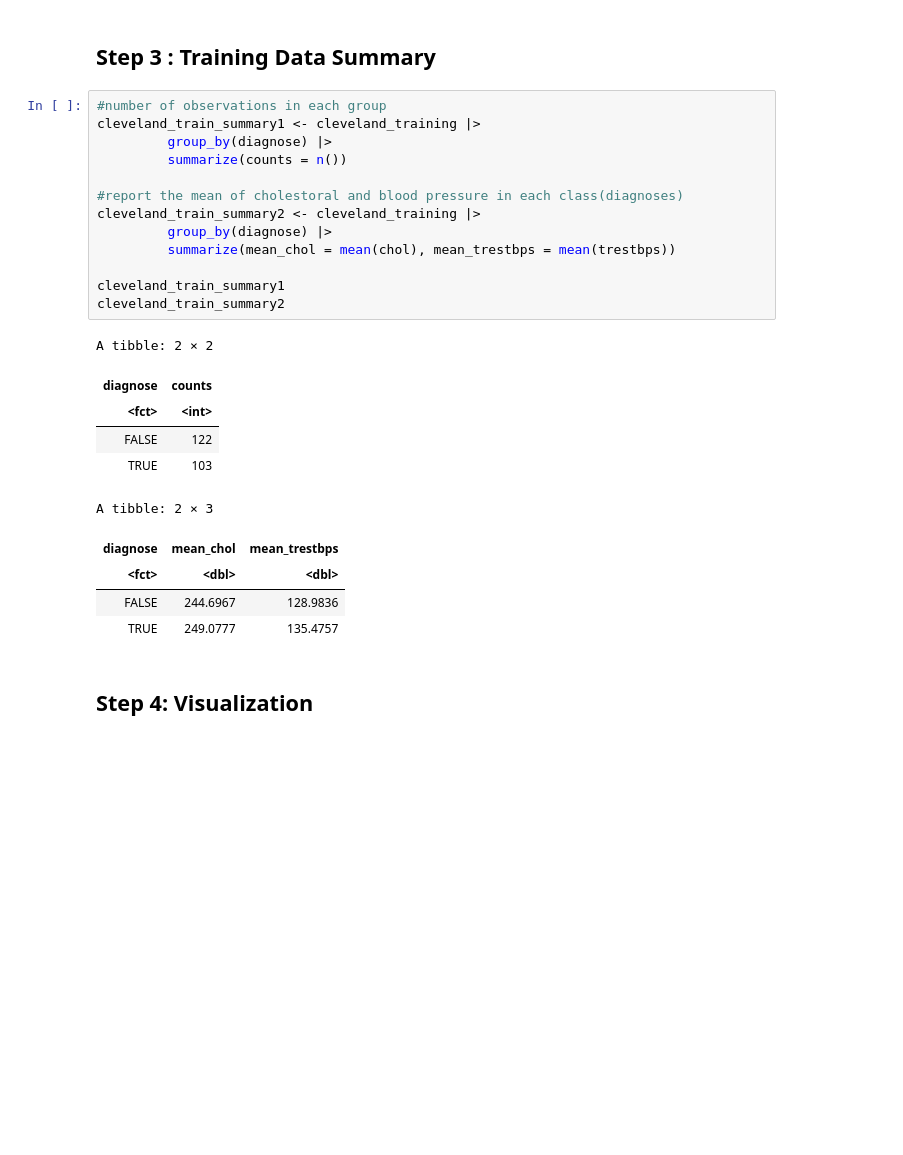
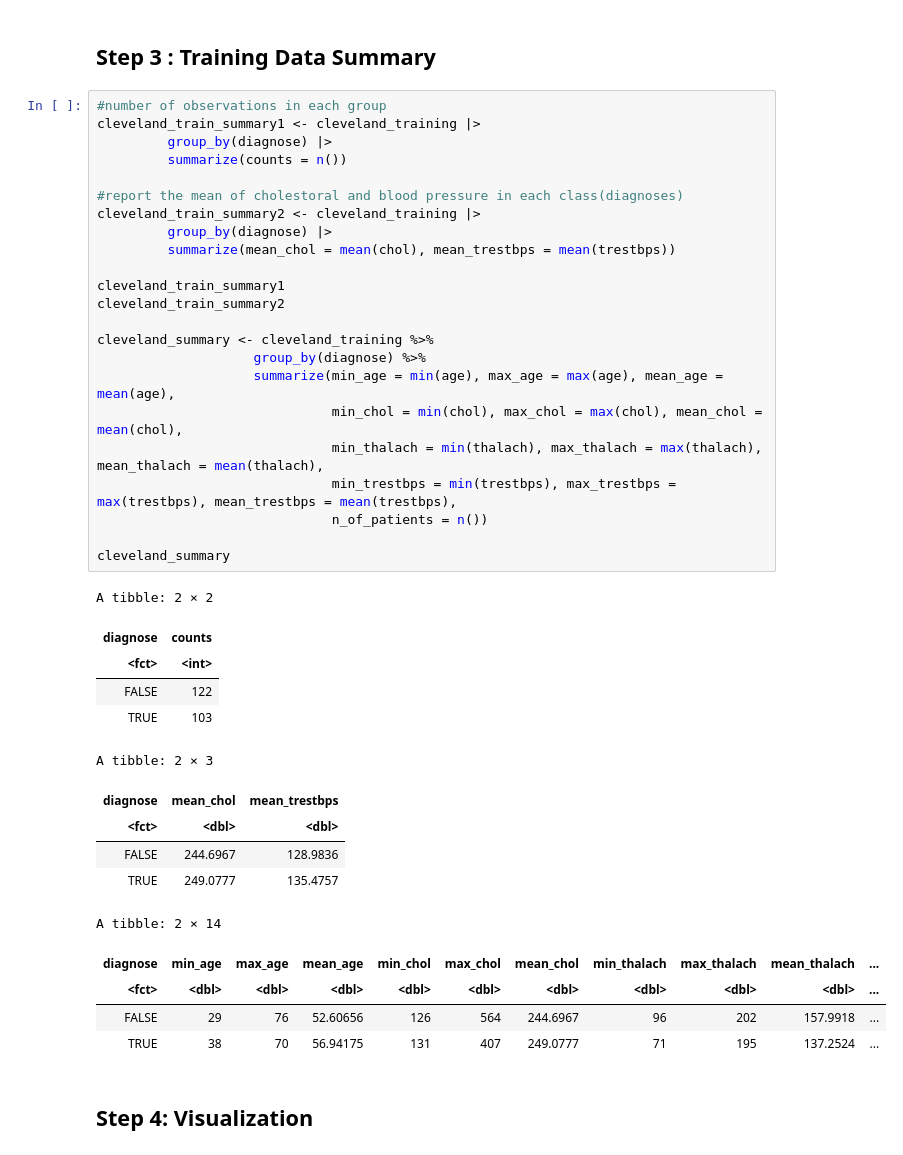
Before and after one commit to gracieS02/group_proposal, a Jupyter notebook: group_proposal_new.ipynb, the cells around one changed output. Cells and saved outputs as stored; diff of their text form; blank space fills up the shorter version.

```diff
--- a/group_proposal_new.ipynb
+++ b/group_proposal_new.ipynb
@@ -102,27 +102,42 @@ A tibble: 6 × 15
 # %%
 #number of observations in each group
 cleveland_train_summary1 <- cleveland_training |>
          group_by(diagnose) |>
          summarize(counts = n())
 
 #report the mean of cholestoral and blood pressure in each class(diagnoses)
 cleveland_train_summary2 <- cleveland_training |>
          group_by(diagnose) |>
          summarize(mean_chol = mean(chol), mean_trestbps = mean(trestbps))
 
 cleveland_train_summary1
 cleveland_train_summary2
+
+cleveland_summary <- cleveland_training %>%
+                    group_by(diagnose) %>%
+                    summarize(min_age = min(age), max_age = max(age), mean_age = mean(age),
+                              min_chol = min(chol), max_chol = max(chol), mean_chol = mean(chol),
+                              min_thalach = min(thalach), max_thalach = max(thalach), mean_thalach = mean(thalach),
+                              min_trestbps = min(trestbps), max_trestbps = max(trestbps), mean_trestbps = mean(trestbps),
+                              n_of_patients = n())
+
+cleveland_summary
 # %% [output]
 A tibble: 2 × 2
 | diagnose | counts |
 | <fct> | <int> |
 | FALSE | 122 |
 | TRUE | 103 |
 A tibble: 2 × 3
 | diagnose | mean_chol | mean_trestbps |
 | <fct> | <dbl> | <dbl> |
 | FALSE | 244.6967 | 128.9836 |
 | TRUE | 249.0777 | 135.4757 |
+A tibble: 2 × 14
+| diagnose | min_age | max_age | mean_age | min_chol | max_chol | mean_chol | min_thalach | max_thalach | mean_thalach | ... |
+| <fct> | <dbl> | <dbl> | <dbl> | <dbl> | <dbl> | <dbl> | <dbl> | <dbl> | <dbl> | ... |
+| FALSE | 29 | 76 | 52.60656 | 126 | 564 | 244.6967 | 96 | 202 | 157.9918 | ... |
+| TRUE | 38 | 70 | 56.94175 | 131 | 407 | 249.0777 | 71 | 195 | 137.2524 | ... |
 # %% [markdown]
 ## Step 4: Visualization
 # %%
```
Also changed, not shown: parts of 1 cell of this notebook.
